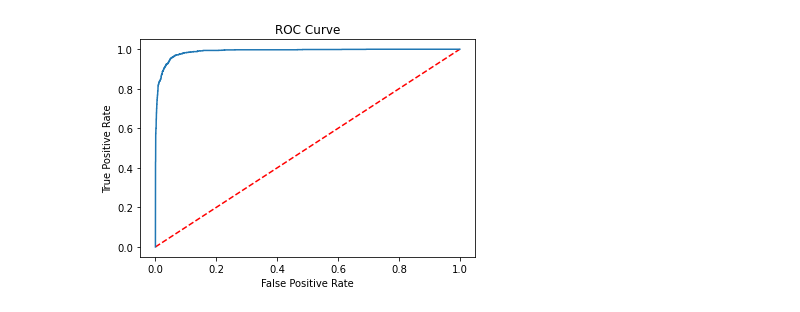
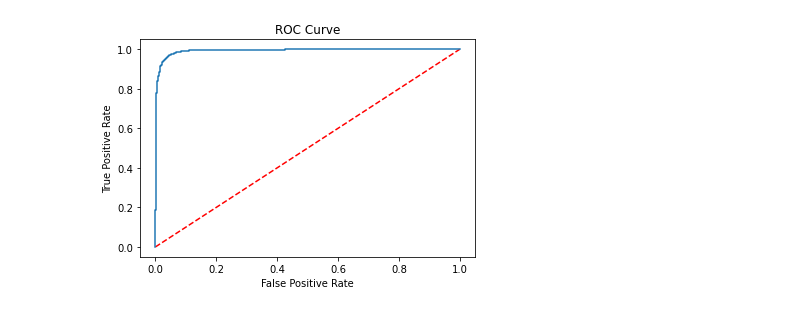
Before and after one commit to kenkaycee/TTA, a Jupyter notebook: Home Learning Tasks/Week 6 HL/Diabetes ML/modelspractice.ipynb, the cells around one changed output. Drawn from its saved outputs; the diff is of its cells as text; code cells hidden in the pictures.

```diff
--- a/Home Learning Tasks/Week 6 HL/Diabetes ML/modelspractice.ipynb
+++ b/Home Learning Tasks/Week 6 HL/Diabetes ML/modelspractice.ipynb
@@ -22,6 +23,7 @@ from sklearn.ensemble import RandomForestClassifier, GradientBoostingClassifier,
 # %%
 # import dataset
 diabetes= pd.read_csv("C:/Users/kezen/OneDrive/Documents/Microsoft/data/diabetes.csv", delimiter=",", header="infer")
+diabetes.drop(columns= ["PatientID"], inplace=True)
 
 # Separate features and labels
 features = ['Pregnancies','PlasmaGlucose','DiastolicBloodPressure','TricepsThickness','SerumInsulin','BMI','DiabetesPedigree','Age']
@@ -136,0 +257,19 @@ Confusion Matrix:
+# %%
+from sklearn.preprocessing import StandardScaler
+#scale the numerical features
+
+scaler = StandardScaler().fit(x_train)
+x_train = scaler.transform(x_train)
+x_test = scaler.transform(x_test)
+model = XGBClassifier(base_score=0.5, booster='gbtree', colsample_bylevel=1,
+              colsample_bynode=1, colsample_bytree=0.3,
+              enable_categorical=False, eval_metric='logloss', gamma=0,
+              gpu_id=-1, importance_type=None, interaction_constraints='',
+              learning_rate=0.01, max_delta_step=0, max_depth=10,
+              min_child_weight=1,  monotone_constraints='()',
+              n_estimators=1000, n_jobs=8, num_parallel_tree=1,
+              predictor='auto', random_state=100, reg_alpha=0, reg_lambda=1,
+              scale_pos_weight=1, subsample=1, tree_method='exact',
+              use_label_encoder=False, validate_parameters=1, verbosity=None).fit(x_train, y_train)
+# get feature importance
+model.feature_importances_
@@ -137,20 +351,20 @@ Confusion Matrix:
 # %%
 # plot the ROC Curve
 
 #ROC Curve shows the curve of the true and false positive rates.
 
 from sklearn.metrics import roc_curve, roc_auc_score
 # get probailities of th predictions
-y_scores  = final_model.predict_proba(x_test)
+y_scores  = model.predict_proba(x_test)
 
 # calculate the ROC Curve
 fpr, tpr, thresholds = roc_curve(y_true= y_test, y_score= y_scores[:,1])
 # plot the 50% diagonal line
 plt.plot([0,1], [0,1], "r--")
 plt.plot(fpr, tpr)
 plt.title("ROC Curve")
 plt.xlabel("False Positive Rate")
 plt.ylabel("True Positive Rate")
 plt.show()
 # %% [output]
-[figure, old version]
+[figure, new version]
```
Also changed, not shown: parts of 18 cells of this notebook.
